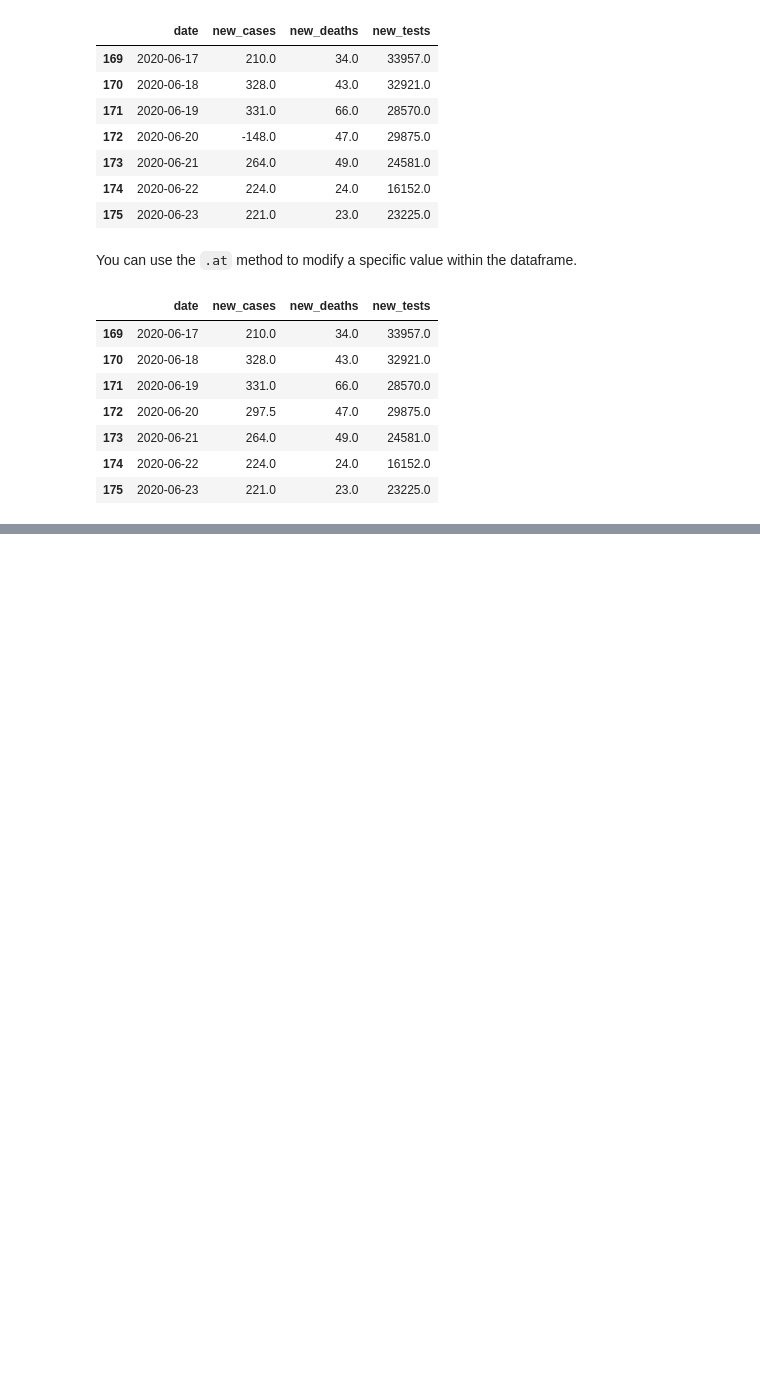
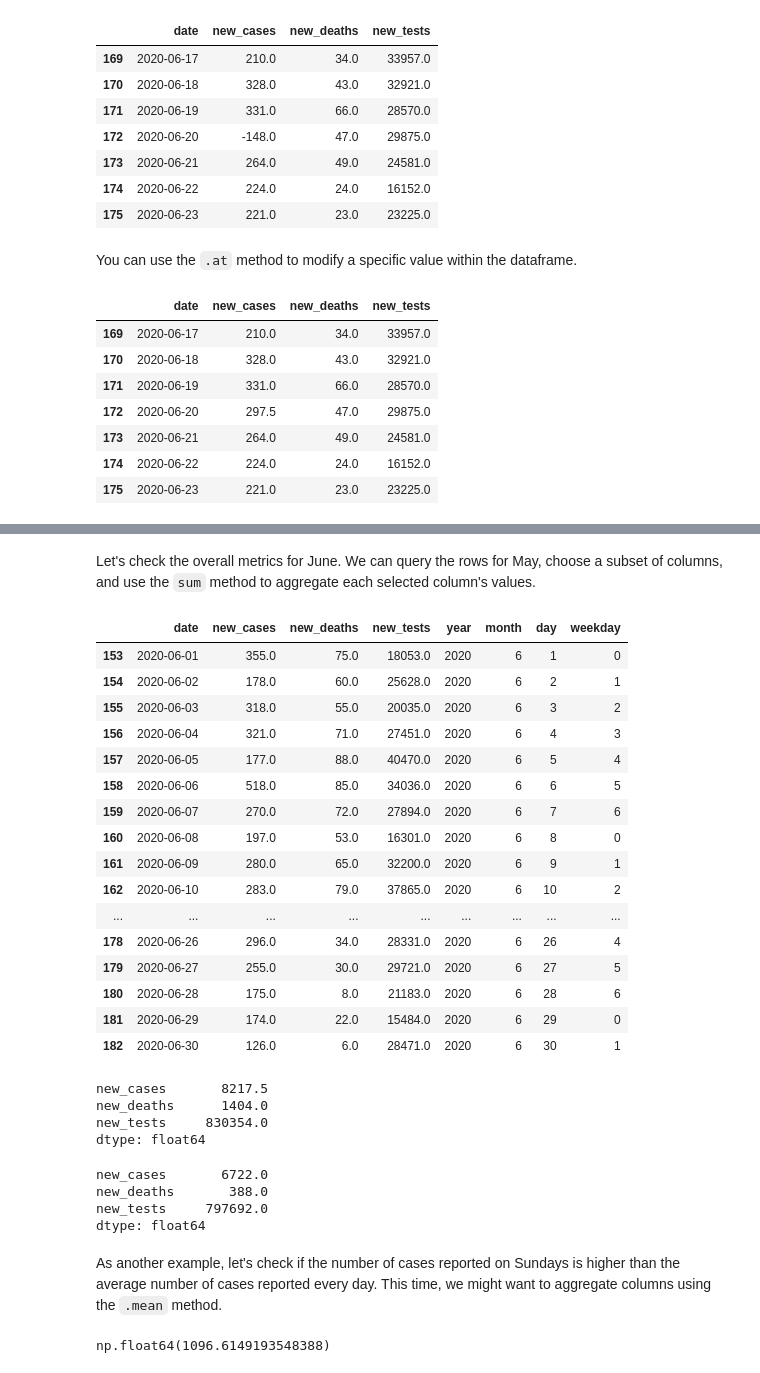
Before and after one commit to OjPreshuz/Pandas-Data-Analysis-Fundamentals, a Jupyter notebook: learning_pandas.ipynb, the cells around one changed output, grey strips where cells are left out. Cells and saved outputs as stored; diff of their text form; code cells hidden in the pictures; blank space fills up the shorter version.

```diff
--- a/learning_pandas.ipynb
+++ b/learning_pandas.ipynb
@@ -547,0 +567,2 @@ covid_df.loc[169:175]
+# %%
+covid_df['date'] = pd.to_datetime(covid_df.date)
@@ -547,0 +584,5 @@ covid_df.loc[169:175]
+# %%
+covid_df['year'] = pd.DatetimeIndex(covid_df.date).year
+covid_df['month'] = pd.DatetimeIndex(covid_df.date).month
+covid_df['day'] = pd.DatetimeIndex(covid_df.date).day
+covid_df['weekday'] = pd.DatetimeIndex(covid_df.date).weekday
@@ -547,0 +635,50 @@ covid_df.loc[169:175]
+# %% [markdown]
+Let's check the overall metrics for June. We can query the rows for May, choose a subset of columns, and use the `sum` method to aggregate each selected column's values.
+# %%
+# Query the rows for June
+covid_df_june = covid_df[covid_df.month == 6]
+
+# Extract the subset of columns to be aggregated
+covid_df_june_metrics = covid_df_june[['new_cases', 'new_deaths', 'new_tests']]
+
+covid_june_totals = covid_df_june_metrics.sum()
+# %%
+covid_df_june
+# %% [output]
+|  | date | new_cases | new_deaths | new_tests | year | month | day | weekday |
+| 153 | 2020-06-01 | 355.0 | 75.0 | 18053.0 | 2020 | 6 | 1 | 0 |
+| 154 | 2020-06-02 | 178.0 | 60.0 | 25628.0 | 2020 | 6 | 2 | 1 |
+| 155 | 2020-06-03 | 318.0 | 55.0 | 20035.0 | 2020 | 6 | 3 | 2 |
+| 156 | 2020-06-04 | 321.0 | 71.0 | 27451.0 | 2020 | 6 | 4 | 3 |
+| 157 | 2020-06-05 | 177.0 | 88.0 | 40470.0 | 2020 | 6 | 5 | 4 |
+| 158 | 2020-06-06 | 518.0 | 85.0 | 34036.0 | 2020 | 6 | 6 | 5 |
+| 159 | 2020-06-07 | 270.0 | 72.0 | 27894.0 | 2020 | 6 | 7 | 6 |
+| 160 | 2020-06-08 | 197.0 | 53.0 | 16301.0 | 2020 | 6 | 8 | 0 |
+| 161 | 2020-06-09 | 280.0 | 65.0 | 32200.0 | 2020 | 6 | 9 | 1 |
+| 162 | 2020-06-10 | 283.0 | 79.0 | 37865.0 | 2020 | 6 | 10 | 2 |
+| ... | ... | ... | ... | ... | ... | ... | ... | ... |
+| 178 | 2020-06-26 | 296.0 | 34.0 | 28331.0 | 2020 | 6 | 26 | 4 |
+| 179 | 2020-06-27 | 255.0 | 30.0 | 29721.0 | 2020 | 6 | 27 | 5 |
+| 180 | 2020-06-28 | 175.0 | 8.0 | 21183.0 | 2020 | 6 | 28 | 6 |
+| 181 | 2020-06-29 | 174.0 | 22.0 | 15484.0 | 2020 | 6 | 29 | 0 |
+| 182 | 2020-06-30 | 126.0 | 6.0 | 28471.0 | 2020 | 6 | 30 | 1 |
+# %%
+covid_june_totals
+# %% [output]
+new_cases       8217.5
+new_deaths      1404.0
+new_tests     830354.0
+dtype: float64
+# %%
+covid_df[covid_df.month == 7][['new_cases', 'new_deaths', 'new_tests']].sum()
+# %% [output]
+new_cases       6722.0
+new_deaths       388.0
+new_tests     797692.0
+dtype: float64
+# %% [markdown]
+ As another example, let's check if the number of cases reported on Sundays is higher than the average number of cases reported every day. This time, we might want to aggregate columns using the `.mean` method.
+# %%
+covid_df.new_cases.mean()
+# %% [output]
+np.float64(1096.6149193548388)
```
Also changed, not shown: parts of 8 cells of this notebook.
